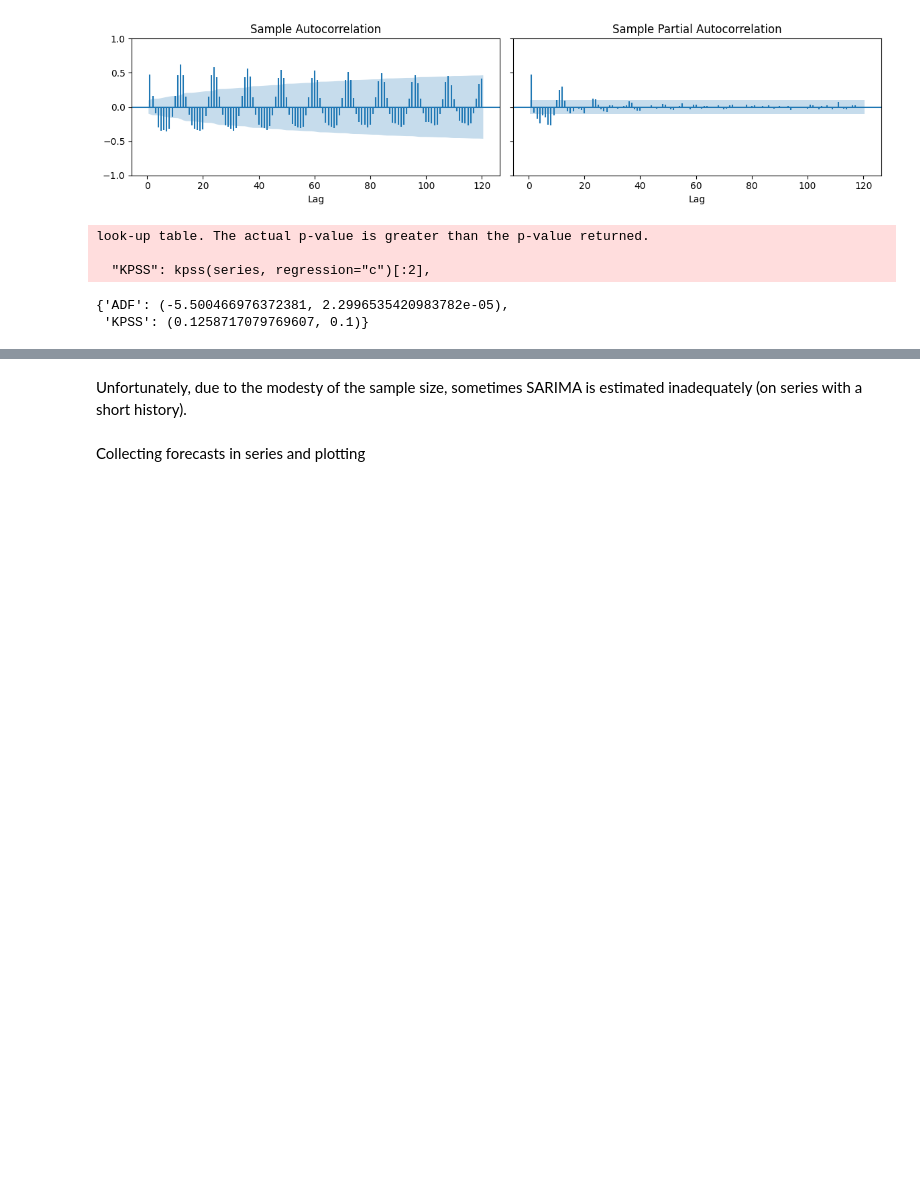
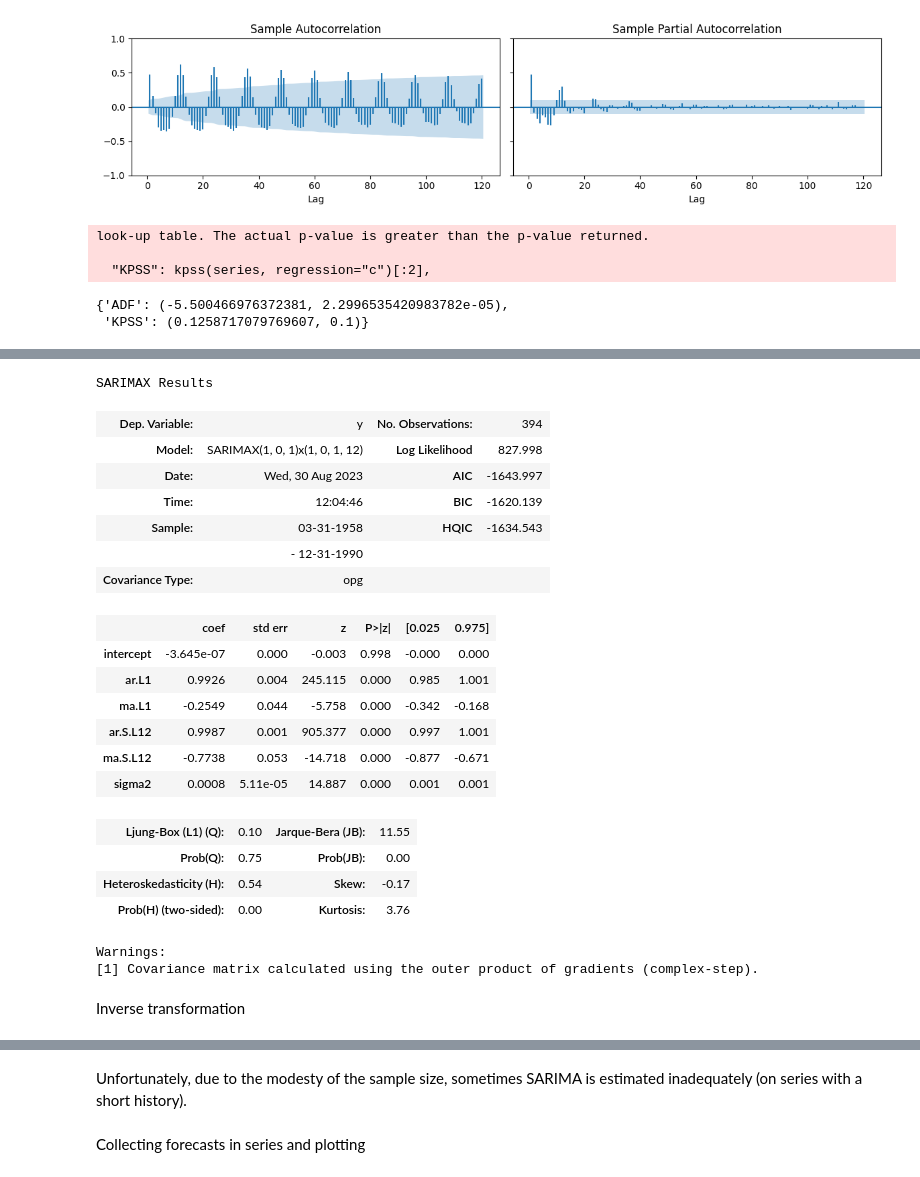
Before and after one commit to Astralex98/MOSD_2023, a Jupyter notebook: Seminar_3/Seminar_3.ipynb, the cells around one changed output, grey strips where cells are left out. Drawn from its saved outputs; the diff is of its cells as text; code cells hidden in the pictures; blank space fills up the shorter version.

```diff
--- a/Seminar_3/Seminar_3.ipynb
+++ b/Seminar_3/Seminar_3.ipynb
@@ -549,0 +583,26 @@ The data seems to correlate with each other on a monthly basis, but also their l
+# %%
+model.summary()
+# %% [output]
+SARIMAX Results
+| Dep. Variable: | y | No. Observations: | 394 |
+| Model: | SARIMAX(1, 0, 1)x(1, 0, 1, 12) | Log Likelihood | 827.998 |
+| Date: | Wed, 30 Aug 2023 | AIC | -1643.997 |
+| Time: | 12:04:46 | BIC | -1620.139 |
+| Sample: | 03-31-1958 | HQIC | -1634.543 |
+|  | - 12-31-1990 |  |  |
+| Covariance Type: | opg |  |  |
+|  | coef | std err | z | P>|z| | [0.025 | 0.975] |
+| intercept | -3.645e-07 | 0.000 | -0.003 | 0.998 | -0.000 | 0.000 |
+| ar.L1 | 0.9926 | 0.004 | 245.115 | 0.000 | 0.985 | 1.001 |
+| ma.L1 | -0.2549 | 0.044 | -5.758 | 0.000 | -0.342 | -0.168 |
+| ar.S.L12 | 0.9987 | 0.001 | 905.377 | 0.000 | 0.997 | 1.001 |
+| ma.S.L12 | -0.7738 | 0.053 | -14.718 | 0.000 | -0.877 | -0.671 |
+| sigma2 | 0.0008 | 5.11e-05 | 14.887 | 0.000 | 0.001 | 0.001 |
+| Ljung-Box (L1) (Q): | 0.10 | Jarque-Bera (JB): | 11.55 |
+| Prob(Q): | 0.75 | Prob(JB): | 0.00 |
+| Heteroskedasticity (H): | 0.54 | Skew: | -0.17 |
+| Prob(H) (two-sided): | 0.00 | Kurtosis: | 3.76 |
+Warnings:
+[1] Covariance matrix calculated using the outer product of gradients (complex-step).
+# %% [markdown]
+Inverse transformation
```
Also changed, not shown: parts of 52 cells of this notebook.
